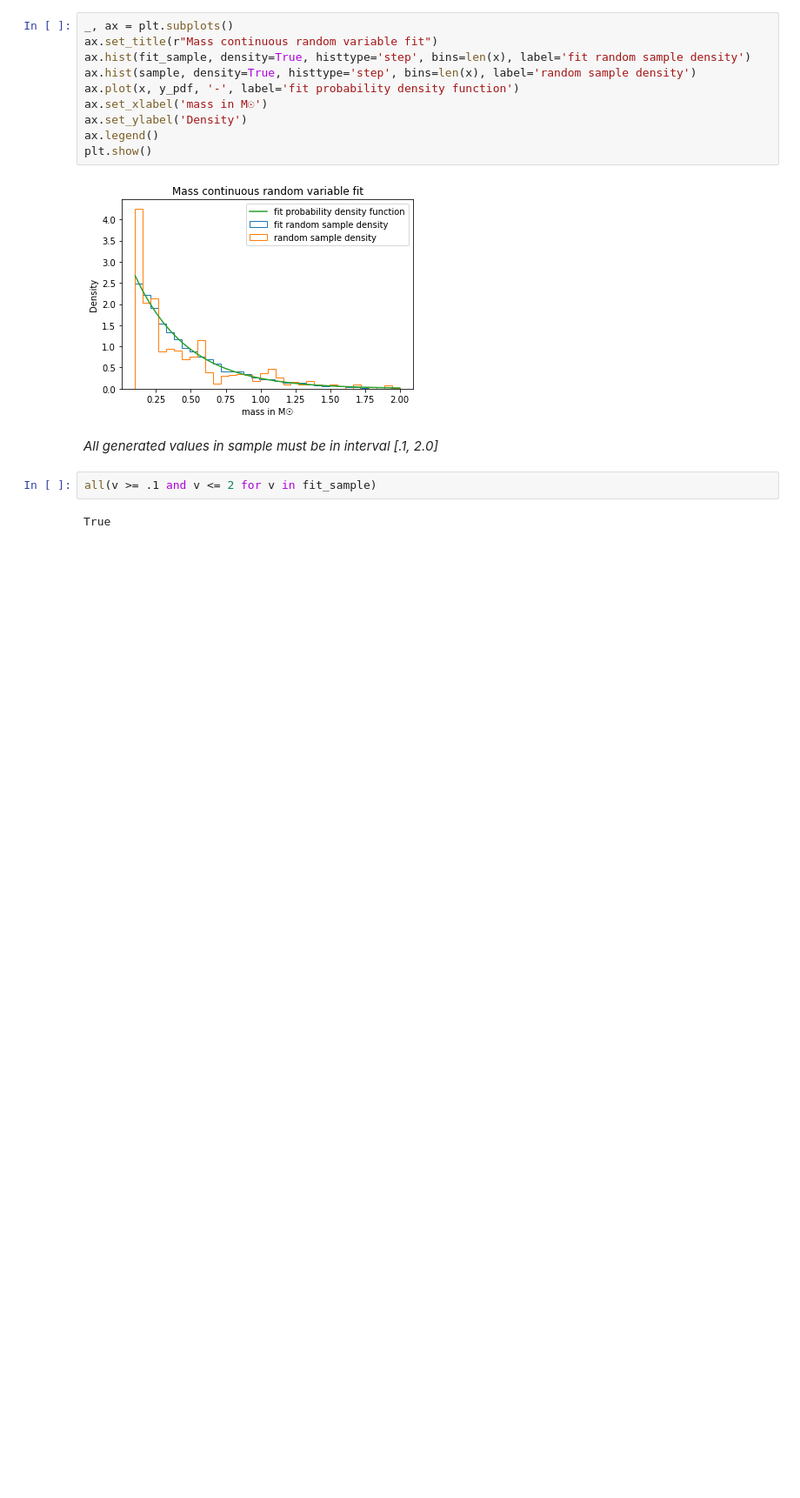
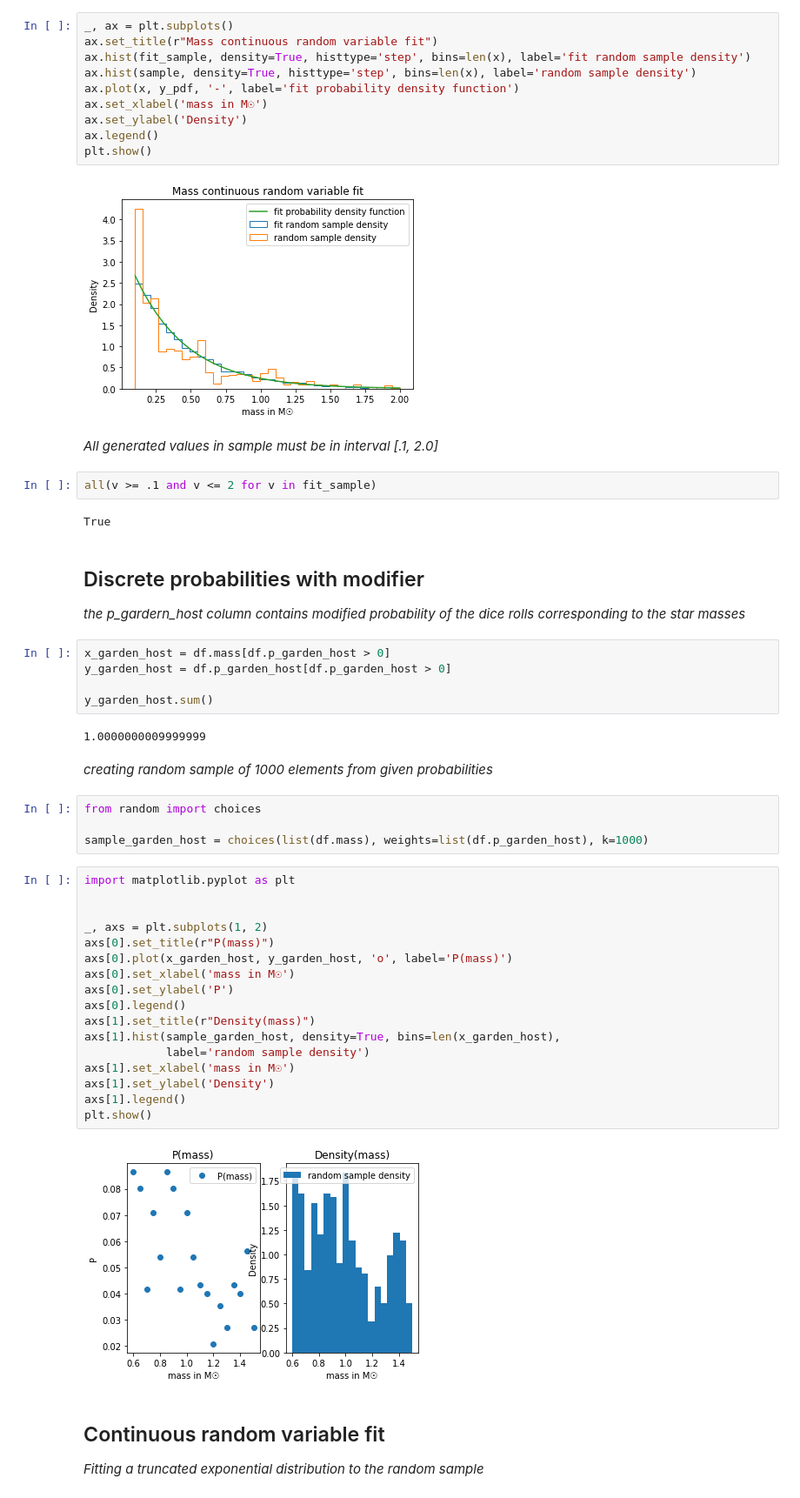
Before and after one commit to vialdj/gs4worldbuilding, a Jupyter notebook: notebooks/stellar_mass.ipynb, the cells around one changed output. Shown: that part at 87% size. Saved outputs shown, nothing was run; the diff lists cells and outputs as text; blank space fills up the shorter version.

Commit message:
stellar mass notebook update, fit of mass probability with garden host modifier

```diff
--- a/notebooks/stellar_mass.ipynb
+++ b/notebooks/stellar_mass.ipynb
@@ -96,3 +96,41 @@ plt.show()
 all(v >= .1 and v <= 2 for v in fit_sample)
 # %% [output]
 True
+# %% [markdown]
+## Discrete probabilities with modifier
+*the p_gardern_host column contains modified probability of the dice rolls corresponding to the star masses*
+# %%
+x_garden_host = df.mass[df.p_garden_host > 0]
+y_garden_host = df.p_garden_host[df.p_garden_host > 0]
+
+y_garden_host.sum()
+# %% [output]
+1.0000000009999999
+# %% [markdown]
+*creating random sample of 1000 elements from given probabilities*
+# %%
+from random import choices
+
+sample_garden_host = choices(list(df.mass), weights=list(df.p_garden_host), k=1000)
+# %%
+import matplotlib.pyplot as plt
+
+
+_, axs = plt.subplots(1, 2)
+axs[0].set_title(r"P(mass)")
+axs[0].plot(x_garden_host, y_garden_host, 'o', label='P(mass)')
+axs[0].set_xlabel('mass in M☉')
+axs[0].set_ylabel('P')
+axs[0].legend()
+axs[1].set_title(r"Density(mass)")
+axs[1].hist(sample_garden_host, density=True, bins=len(x_garden_host),
+            label='random sample density')
+axs[1].set_xlabel('mass in M☉')
+axs[1].set_ylabel('Density')
+axs[1].legend()
+plt.show()
+# %% [output]
+[figure, added]
+# %% [markdown]
+## Continuous random variable fit
+*Fitting a truncated exponential distribution to the random sample*
```
Also changed, not shown: parts of 10 cells of this notebook, 1 other file.
